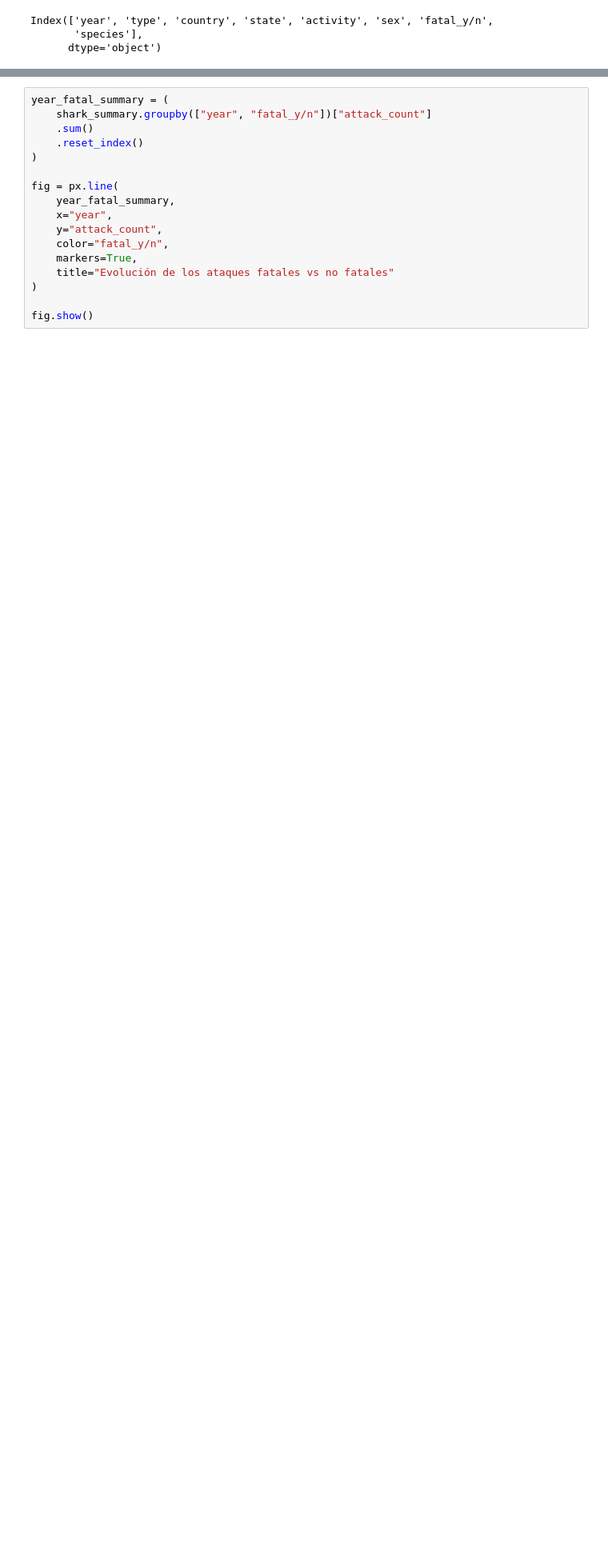
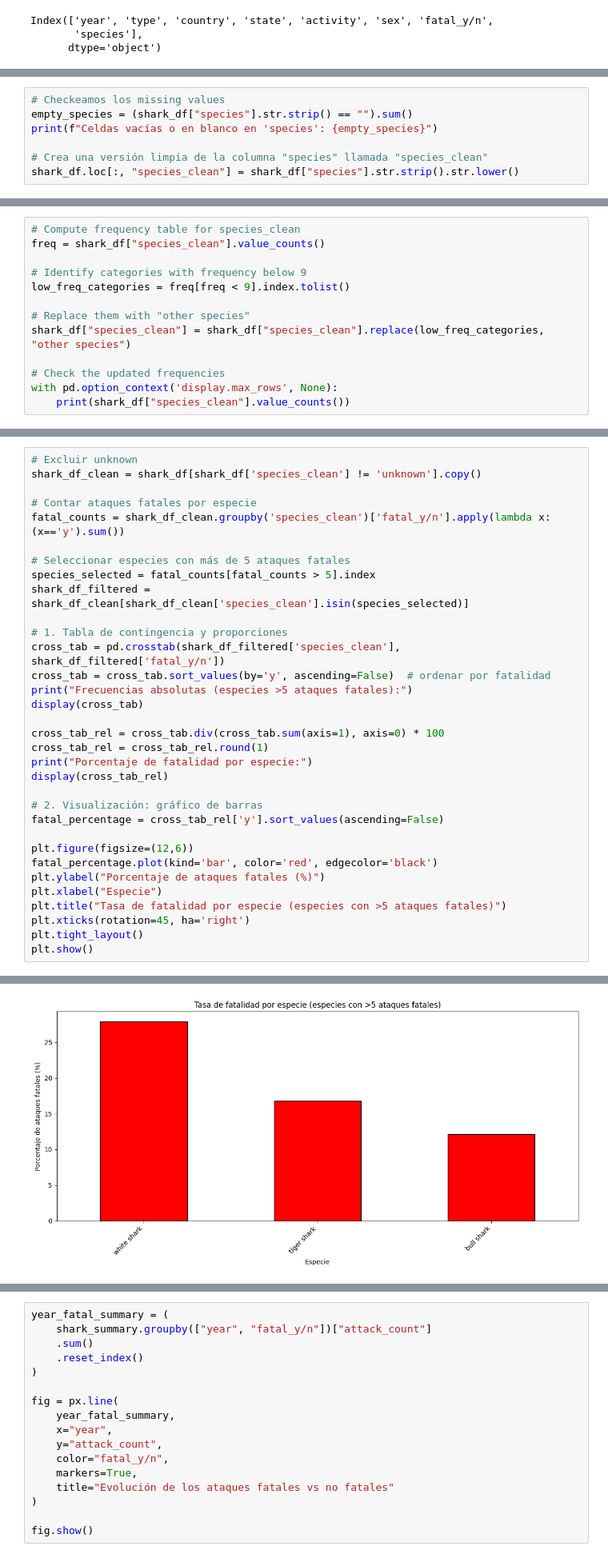
Before and after one commit to marlene-alcobendas/Project2_SharkAttack, a Jupyter notebook: Project2_SharkAttacksInvestigation.ipynb, the cells around one changed output, grey strips where cells are left out. Shown: that part at 80% size. Drawn from its saved outputs; the diff is of its cells as text; blank space fills up the shorter version.

```diff
--- a/Project2_SharkAttacksInvestigation.ipynb
+++ b/Project2_SharkAttacksInvestigation.ipynb
@@ -1297,0 +1323,7 @@ Index(['year', 'type', 'country', 'state', 'activity', 'sex', 'fatal_y/n',
+# %%
+# Checkeamos los missing values
+empty_species = (shark_df["species"].str.strip() == "").sum()
+print(f"Celdas vacías o en blanco en 'species': {empty_species}")
+
+# Crea una versión limpia de la columna "species" llamada "species_clean"
+shark_df.loc[:, "species_clean"] = shark_df["species"].str.strip().str.lower()
@@ -1297,0 +2461,13 @@ Index(['year', 'type', 'country', 'state', 'activity', 'sex', 'fatal_y/n',
+# %%
+# Compute frequency table for species_clean
+freq = shark_df["species_clean"].value_counts()
+
+# Identify categories with frequency below 9
+low_freq_categories = freq[freq < 9].index.tolist()
+
+# Replace them with "other species"
+shark_df["species_clean"] = shark_df["species_clean"].replace(low_freq_categories, "other species")
+
+# Check the updated frequencies
+with pd.option_context('display.max_rows', None):
+    print(shark_df["species_clean"].value_counts())
@@ -1297,0 +2862,34 @@ Index(['year', 'type', 'country', 'state', 'activity', 'sex', 'fatal_y/n',
+# %%
+# Excluir unknown
+shark_df_clean = shark_df[shark_df['species_clean'] != 'unknown'].copy()
+
+# Contar ataques fatales por especie
+fatal_counts = shark_df_clean.groupby('species_clean')['fatal_y/n'].apply(lambda x: (x=='y').sum())
+
+# Seleccionar especies con más de 5 ataques fatales
+species_selected = fatal_counts[fatal_counts > 5].index
+shark_df_filtered = shark_df_clean[shark_df_clean['species_clean'].isin(species_selected)]
+
+# 1. Tabla de contingencia y proporciones
+cross_tab = pd.crosstab(shark_df_filtered['species_clean'], shark_df_filtered['fatal_y/n'])
+cross_tab = cross_tab.sort_values(by='y', ascending=False)  # ordenar por fatalidad
+print("Frecuencias absolutas (especies >5 ataques fatales):")
+display(cross_tab)
+
+cross_tab_rel = cross_tab.div(cross_tab.sum(axis=1), axis=0) * 100
+cross_tab_rel = cross_tab_rel.round(1)
+print("Porcentaje de fatalidad por especie:")
+display(cross_tab_rel)
+
+# 2. Visualización: gráfico de barras
+fatal_percentage = cross_tab_rel['y'].sort_values(ascending=False)
+
+plt.figure(figsize=(12,6))
+fatal_percentage.plot(kind='bar', color='red', edgecolor='black')
+plt.ylabel("Porcentaje de ataques fatales (%)")
+plt.xlabel("Especie")
+plt.title("Tasa de fatalidad por especie (especies con >5 ataques fatales)")
+plt.xticks(rotation=45, ha='right')
+plt.tight_layout()
+plt.show()
+# %% [output]
@@ -1297,0 +2908 @@ Index(['year', 'type', 'country', 'state', 'activity', 'sex', 'fatal_y/n',
+[figure, added]
```
Also changed, not shown: parts of 74 cells of this notebook, 4 other files.
